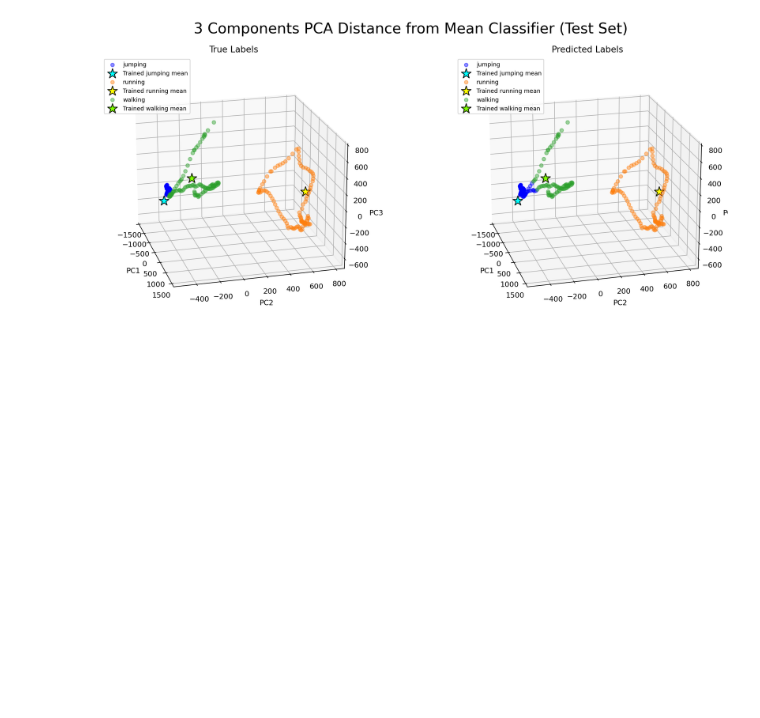
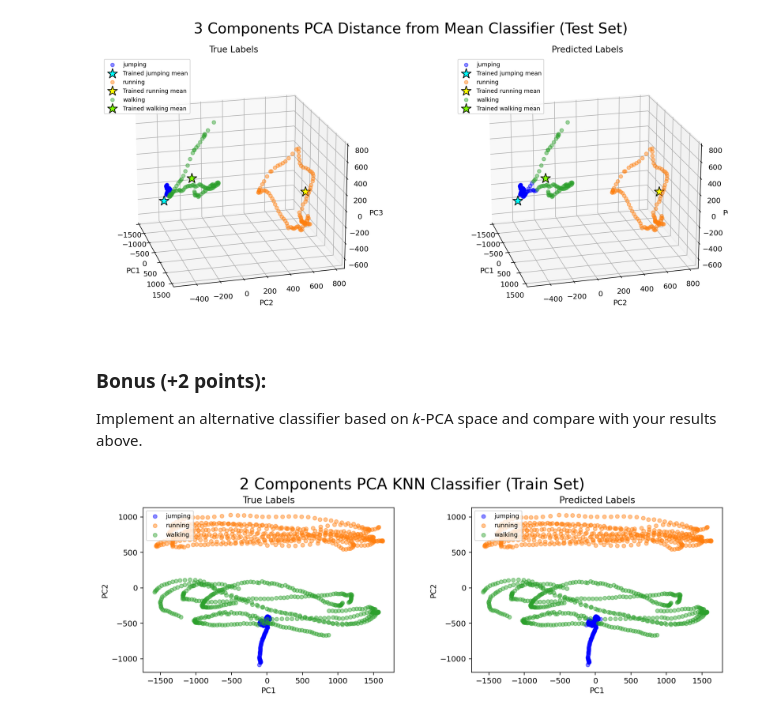
Before and after one commit to hunter-lybbert/uw-central, a Jupyter notebook: data_analysis/hw_02/robot_motion_analysis.ipynb, the cells around one changed output. Cells and saved outputs as stored; diff of their text form; code cells hidden in the pictures; blank space fills up the shorter version.

Commit message:
Resubmission of data analysis hw 2. (#62)

```diff
--- a/data_analysis/hw_02/robot_motion_analysis.ipynb
+++ b/data_analysis/hw_02/robot_motion_analysis.ipynb
@@ -494,12 +493,15 @@ plt.show()
 # %% [output]
 [figure]
 # %%
-for k, predicted_label in enumerate(predicted_labels):
-    for i in range(len(train_labels)):
-        if predicted_label[i] == train_labels[i]:
-            continue
-        # else:
-            # print(f"With {k+1:02} components, sample point {i+1:02} was predicted as {predicted_label[i]} but was actually {labels[i]}")
-# print(f"k_modes: {k}", clasif_model.predict(movement_data_train_transformed))
+# for k, predicted_label in enumerate(predicted_labels):
+#     for i in range(len(train_labels)):
+#         if predicted_label[i] == train_labels[i]:
+#             continue
+#         # else:
+#             # print(f"With {k+1:02} components, sample point {i+1:02} was predicted as {predicted_label[i]} but was actually {labels[i]}")
+# # print(f"k_modes: {k}", clasif_model.predict(movement_data_train_transformed))
 # %%
 # TODO: Next I want to plot the original training data and their means with the predicted labels of the test set
+# %% [markdown]
+### Bonus (+2 points):
+Implement an alternative classifier based on 𝑘-PCA space and compare with your results above.
@@ -505,0 +510,53 @@ for k, predicted_label in enumerate(predicted_labels):
+# %%
+pca_model_2 = fit_k_component_pca(train_movement_data, train_labels, k_components=2, plot=False)
+train_movement_data_transformed = pca_model_2.transform(train_movement_data)
+
+knn_for_2_pca_modes = KNeighborsClassifier()
+knn_for_2_pca_modes.fit(train_movement_data_transformed, train_labels)
+
+predicted_labels = knn_for_2_pca_modes.predict(train_movement_data_transformed)
+
+fig = plt.figure(figsize=(12, 4), dpi=160)
+ax0 = fig.add_subplot(121)
+
+for i, label in enumerate(np.unique(train_labels)):
+    ax0.scatter(
+        train_movement_data_transformed[train_labels == label, 0],
+        train_movement_data_transformed[train_labels == label, 1],
+        label=label,
+        color=matplotlib_color_order[i],
+        s=25,
+        alpha=.45,
+    )
+
+ax0.set_xlabel("PC1")
+ax0.set_ylabel("PC2")
+ax0.legend(loc='upper left', fontsize=8)
+ax0.set_title("True Labels")
+ax0.set_aspect(1)
+
+ax1 = fig.add_subplot(122)
+
+for i, label in enumerate(np.unique(predicted_labels)):
+    ax1.scatter(
+        train_movement_data_transformed[predicted_labels == label, 0],
+        train_movement_data_transformed[predicted_labels == label, 1],
+        label=label,
+        color=matplotlib_color_order[i],
+        s=25,
+        alpha=.45,
+    )
+
+ax1.set_xlabel("PC1")
+ax1.set_ylabel("PC2")
+ax1.legend(loc='upper left', fontsize=8)
+ax1.set_title("Predicted Labels")
+ax1.set_aspect(1)
+
+
+plt.suptitle("2 Components PCA KNN Classifier (Train Set)", fontsize=20)
+plt.tight_layout()
+plt.savefig("visualizations/pca_distance_from_knn_classifier_2d.png")
+plt.show()
+# %% [output]
+[figure, added]
```
Also changed, not shown: parts of 7 cells of this notebook, 9 other files.
